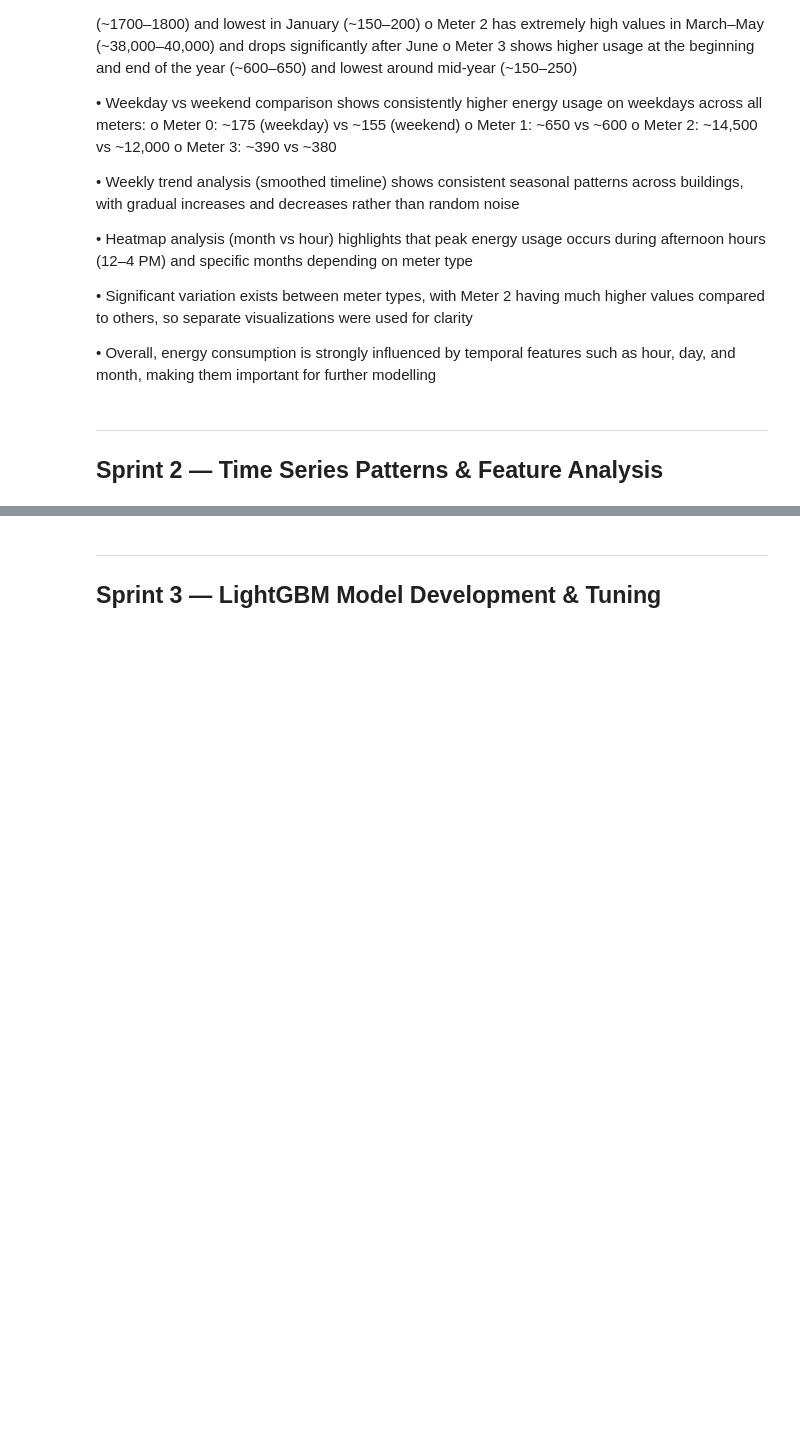
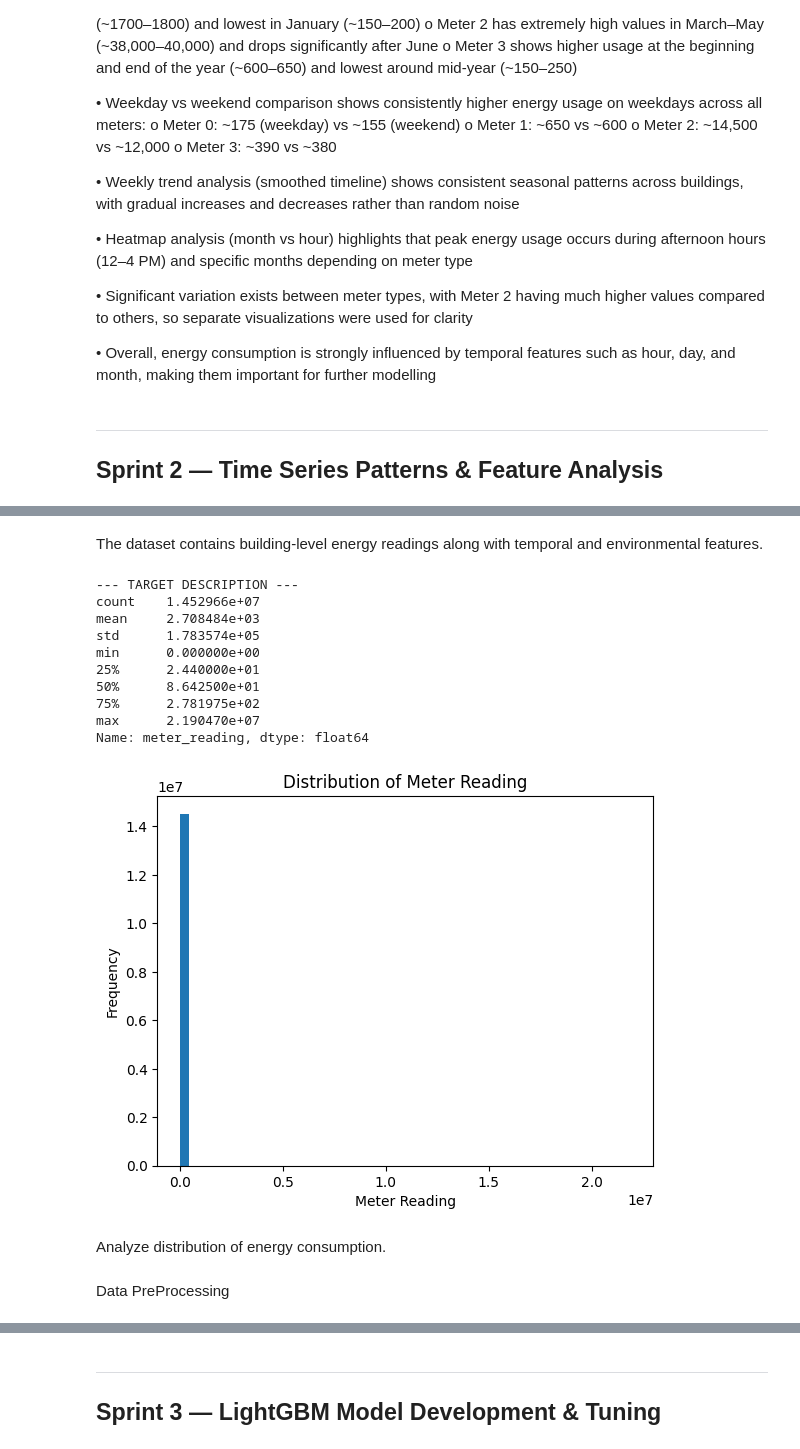
Before and after one commit to ZahraSabouri/CMT307_GreatEnergyPredictor, a Jupyter notebook: notebooks/Shivalika_Time_Series_Patterns.ipynb, the cells around one changed output, grey strips where cells are left out. Cells and saved outputs as stored; diff of their text form; code cells hidden in the pictures; blank space fills up the shorter version.

```diff
--- a/notebooks/Shivalika_Time_Series_Patterns.ipynb
+++ b/notebooks/Shivalika_Time_Series_Patterns.ipynb
@@ -323,0 +327,6 @@ Key Findings:
+# %%
+train_path = r"...\data_processed\final_train.csv"
+test_path = r"...\data_processed\final_test.csv"
+
+train_df = pd.read_csv(train_path)
+test_df = pd.read_csv(test_path)
@@ -323,0 +381,28 @@ Key Findings:
+# %% [markdown]
+The dataset contains building-level energy readings along with temporal and environmental features.
+# %%
+print("\n--- TARGET DESCRIPTION ---")
+print(train_df['meter_reading'].describe())
+
+plt.figure()
+plt.hist(train_df['meter_reading'], bins=50)
+plt.title("Distribution of Meter Reading")
+plt.xlabel("Meter Reading")
+plt.ylabel("Frequency")
+plt.show()
+# %% [output]
+--- TARGET DESCRIPTION ---
+count    1.452966e+07
+mean     2.708484e+03
+std      1.783574e+05
+min      0.000000e+00
+25%      2.440000e+01
+50%      8.642500e+01
+75%      2.781975e+02
+max      2.190470e+07
+Name: meter_reading, dtype: float64
+[figure, added]
+# %% [markdown]
+Analyze distribution of energy consumption.
+# %% [markdown]
+Data PreProcessing
```
Also changed, not shown: parts of 30 cells of this notebook.
